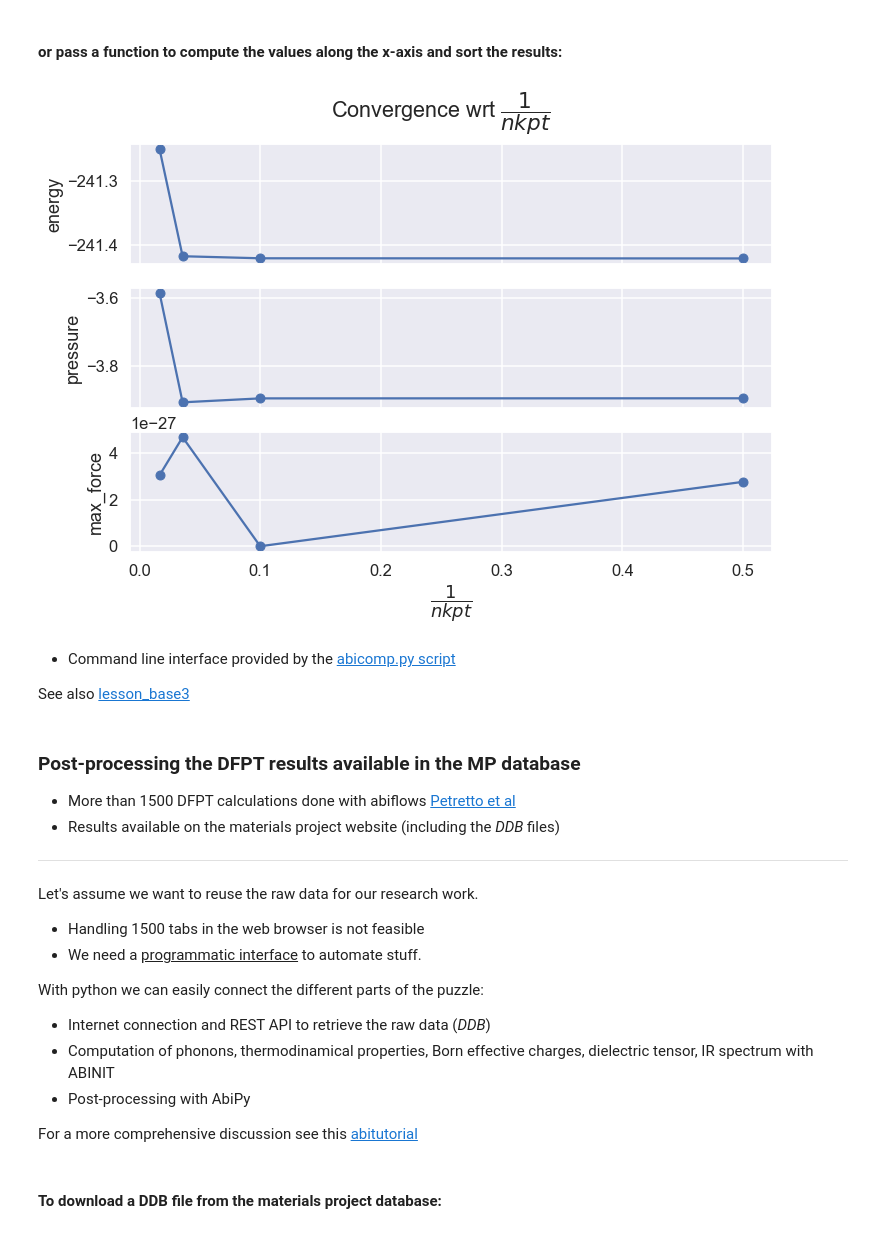
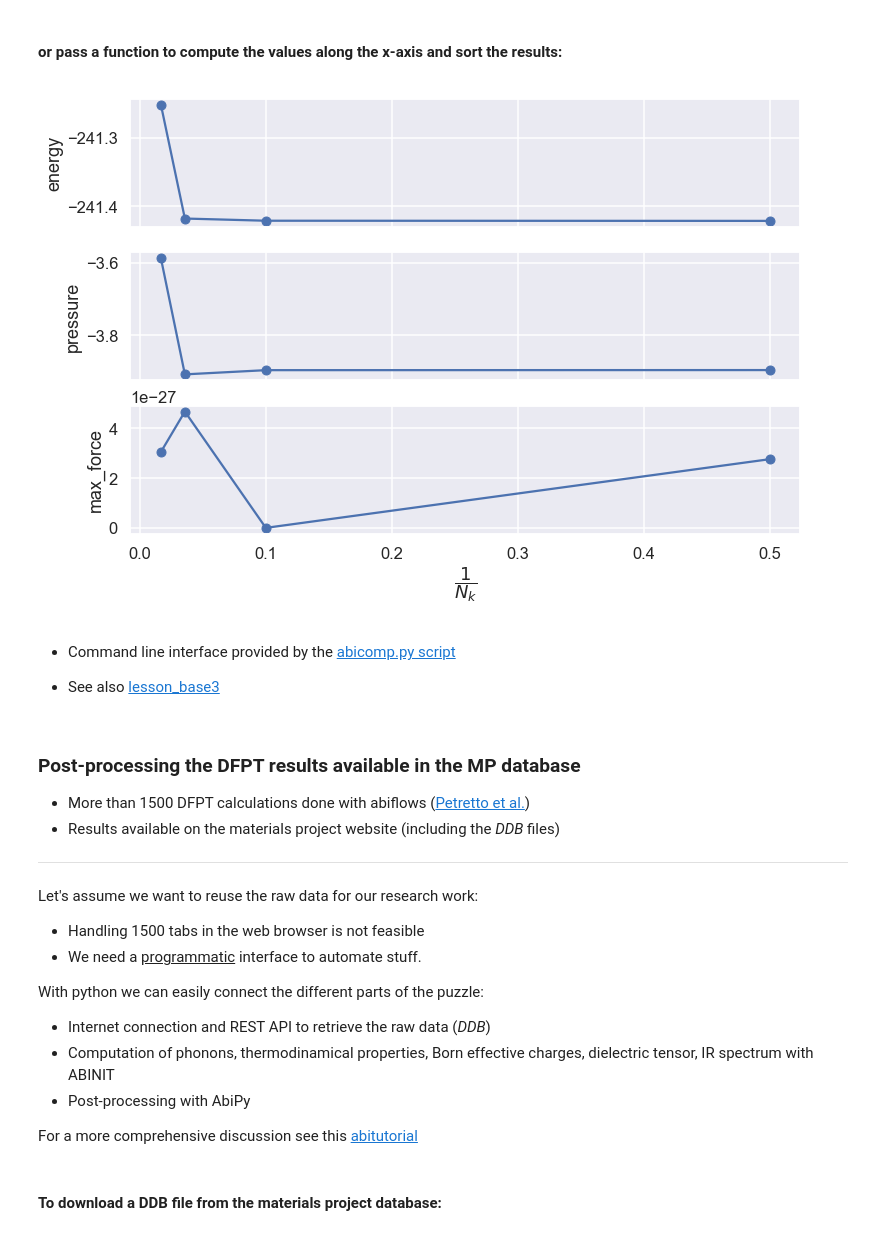
Before and after one commit to gmatteo/abipy_slides_aps_boston_2019, a Jupyter notebook: index.ipynb, the cells around one changed output. Drawn from its saved outputs; the diff is of its cells as text; code cells hidden in the pictures.

```diff
--- a/index.ipynb
+++ b/index.ipynb
@@ -20,7 +20,7 @@ sns.set(
         font='sans-serif',
         #font_scale=1.0,
         #color_codes=False,
-        rc={'figure.figsize': (11.5, 7.5)}, # width and height in inches.
+        rc={'figure.figsize': (12, 8.0)}, # width and height in inches.
 )
 
 import IPython
@@ -592,29 +592,29 @@ ene_table.plot(x="nkpt", y=["energy_Ha", "ediff_Ha", "pressure"],
 <!-- The docstring of the function will be used as label of the x-axis: -->
 # %%
 def inv_nkpt(abifile):
-    r"""$\dfrac{1}{nkpt}$"""
+    r"""$\dfrac{1}{N_{k}}$"""
     return 1.0 / abifile.nkpt
 
-robot_enekpt.plot_gsr_convergence(sortby=inv_nkpt, title=r"Convergence wrt $\dfrac{1}{nkpt}$");
+robot_enekpt.plot_gsr_convergence(sortby=inv_nkpt);
 # %% [output]
-[figure, old version]
+[figure, new version]
 # %% [markdown]
 
 * Command line interface provided by the [abicomp.py script](https://abinit.github.io/abipy/scripts/abicomp.html)
 
-See also [lesson_base3](https://nbviewer.jupyter.org/github/abinit/abitutorials/blob/master/abitutorials/base3/lesson_base3.ipynb:)
+* See also [lesson_base3](https://nbviewer.jupyter.org/github/abinit/abitutorials/blob/master/abitutorials/base3/lesson_base3.ipynb:)
 # %% [markdown]
 ### Post-processing the DFPT results available in the MP database
 
-* More than 1500 DFPT calculations done with abiflows [Petretto et al](https://www.nature.com/articles/sdata201865)
+* More than 1500 DFPT calculations done with abiflows ([Petretto et al.](https://www.nature.com/articles/sdata201865))
 * Results available on the materials project website (including the *DDB* files)
 
 <hr>
 
-Let's assume we want to reuse the raw data for our research work.
+Let's assume we want to reuse the raw data for our research work:
 
    * Handling 1500 tabs in the web browser is not feasible
-   * We need a <u>programmatic interface</u> to automate stuff.
+   * We need a <u>programmatic</u> interface to automate stuff.
 
 With python we can easily connect the different parts of the puzzle:
 
```
Also changed, not shown: parts of 51 cells of this notebook, 1 other file.
